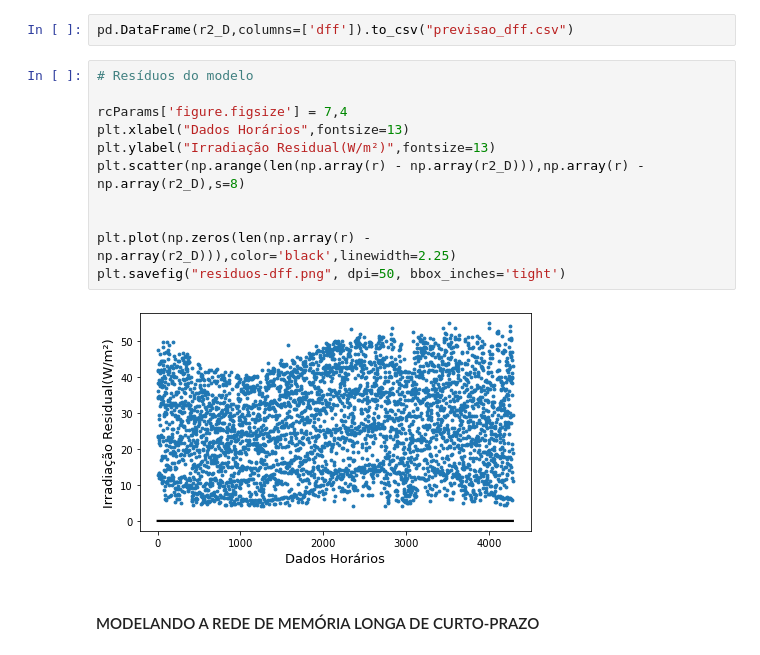
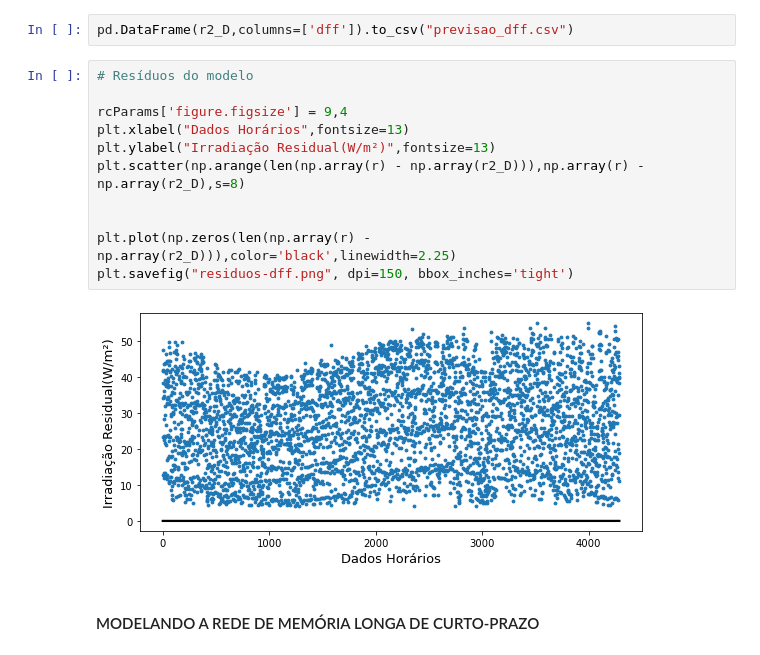
Before and after one commit to fsenx/Redes-Neurais-Profundas, a Jupyter notebook: script/RedesNeuraisProfundas.ipynb, the cells around one changed output. Saved outputs shown, nothing was run; the diff lists cells and outputs as text.

Commit message:
Redefinindo imagens

```diff
--- a/script/RedesNeuraisProfundas.ipynb
+++ b/script/RedesNeuraisProfundas.ipynb
@@ -293,16 +293,16 @@ pd.DataFrame(r2_D,columns=['dff']).to_csv("previsao_dff.csv")
 # %%
 # Resíduos do modelo
 
-rcParams['figure.figsize'] = 7,4
+rcParams['figure.figsize'] = 9,4
 plt.xlabel("Dados Horários",fontsize=13)
 plt.ylabel("Irradiação Residual(W/m²)",fontsize=13)
 plt.scatter(np.arange(len(np.array(r) - np.array(r2_D))),np.array(r) - np.array(r2_D),s=8)
 
 
 plt.plot(np.zeros(len(np.array(r) - np.array(r2_D))),color='black',linewidth=2.25)
-plt.savefig("residuos-dff.png", dpi=50, bbox_inches='tight')
+plt.savefig("residuos-dff.png", dpi=150, bbox_inches='tight')
 # %% [output]
-[figure, old version]
+[figure, new version]
 # %% [markdown]
 #### MODELANDO A REDE DE MEMÓRIA LONGA DE CURTO-PRAZO
 # %%
```
Also changed, not shown: parts of 3 cells of this notebook, 4 other files.
